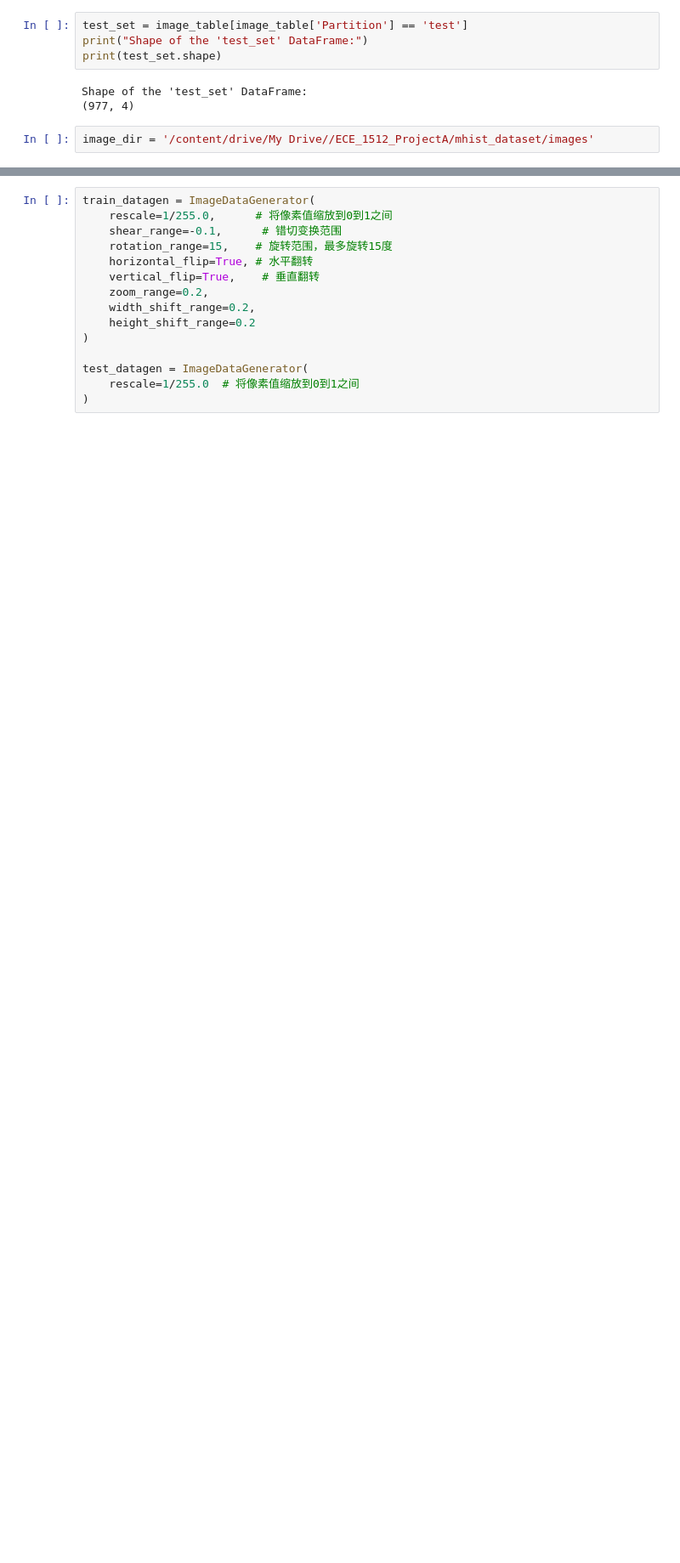
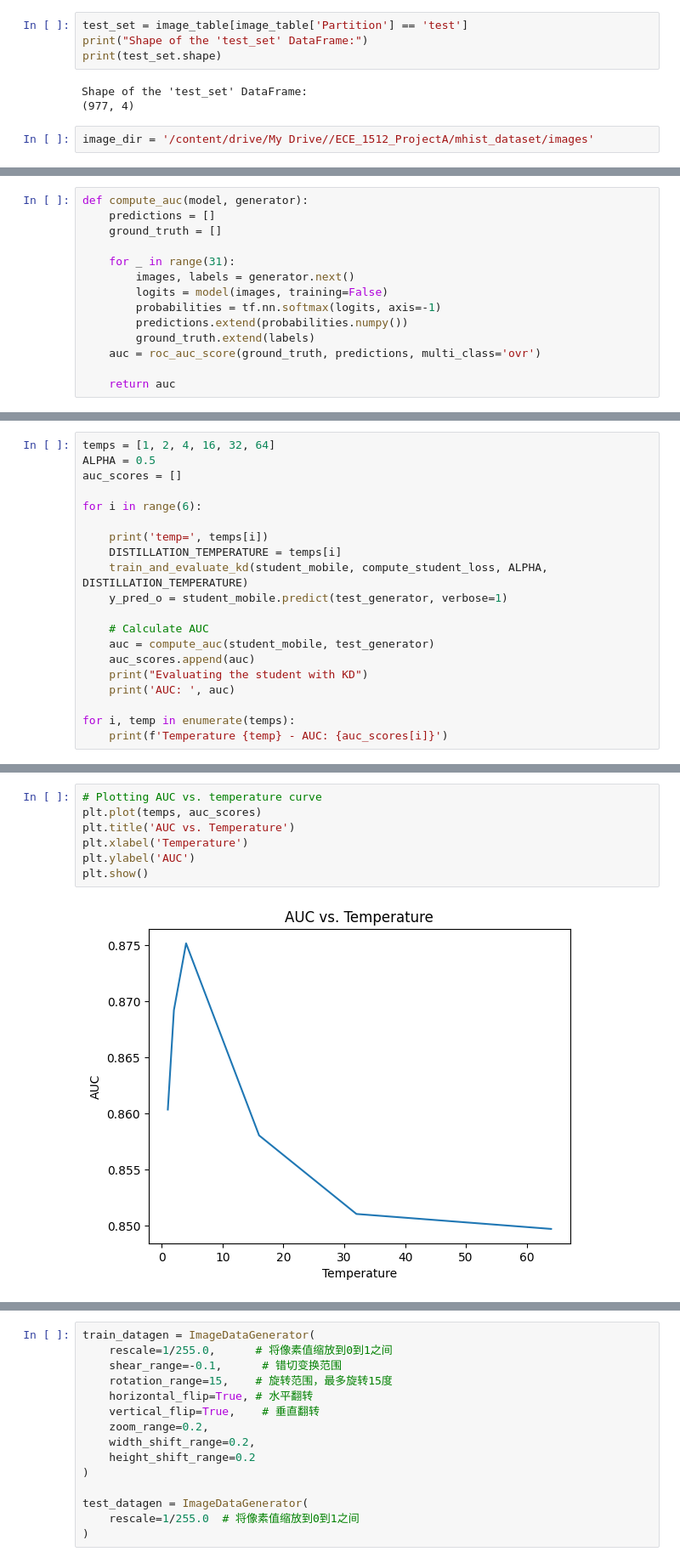
Before and after one commit to Dererkzzz/ECE1512-2023F-ProjectRepo-Longqian-Zhang-Yuxuan-Liu, a Jupyter notebook: task2.ipynb, the cells around one changed output, grey strips where cells are left out. Shown at 85% size. Saved outputs shown, nothing was run; the diff lists cells and outputs as text; blank space fills up the shorter version.

```diff
--- a/task2.ipynb
+++ b/task2.ipynb
@@ -47,0 +278,14 @@ image_dir = '/content/drive/My Drive//ECE_1512_ProjectA/mhist_dataset/images'
+# %%
+def compute_auc(model, generator):
+    predictions = []
+    ground_truth = []
+
+    for _ in range(31):
+        images, labels = generator.next()
+        logits = model(images, training=False)
+        probabilities = tf.nn.softmax(logits, axis=-1)
+        predictions.extend(probabilities.numpy())
+        ground_truth.extend(labels)
+    auc = roc_auc_score(ground_truth, predictions, multi_class='ovr')
+
+    return auc
@@ -47,0 +513,20 @@ image_dir = '/content/drive/My Drive//ECE_1512_ProjectA/mhist_dataset/images'
+# %%
+temps = [1, 2, 4, 16, 32, 64]
+ALPHA = 0.5
+auc_scores = []
+
+for i in range(6):
+
+    print('temp=', temps[i])
+    DISTILLATION_TEMPERATURE = temps[i]
+    train_and_evaluate_kd(student_mobile, compute_student_loss, ALPHA, DISTILLATION_TEMPERATURE)
+    y_pred_o = student_mobile.predict(test_generator, verbose=1)
+
+    # Calculate AUC
+    auc = compute_auc(student_mobile, test_generator)
+    auc_scores.append(auc)
+    print("Evaluating the student with KD")
+    print('AUC: ', auc)
+
+for i, temp in enumerate(temps):
+    print(f'Temperature {temp} - AUC: {auc_scores[i]}')
@@ -47,0 +555,9 @@ image_dir = '/content/drive/My Drive//ECE_1512_ProjectA/mhist_dataset/images'
+# %%
+# Plotting AUC vs. temperature curve
+plt.plot(temps, auc_scores)
+plt.title('AUC vs. Temperature')
+plt.xlabel('Temperature')
+plt.ylabel('AUC')
+plt.show()
+# %% [output]
+[figure, added]
```
Also changed, not shown: parts of 99 cells of this notebook.
